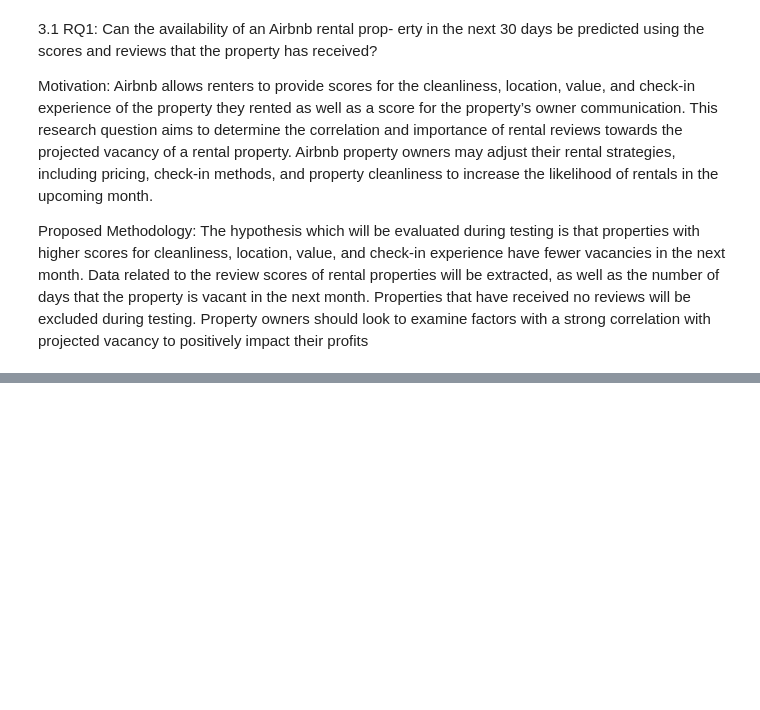
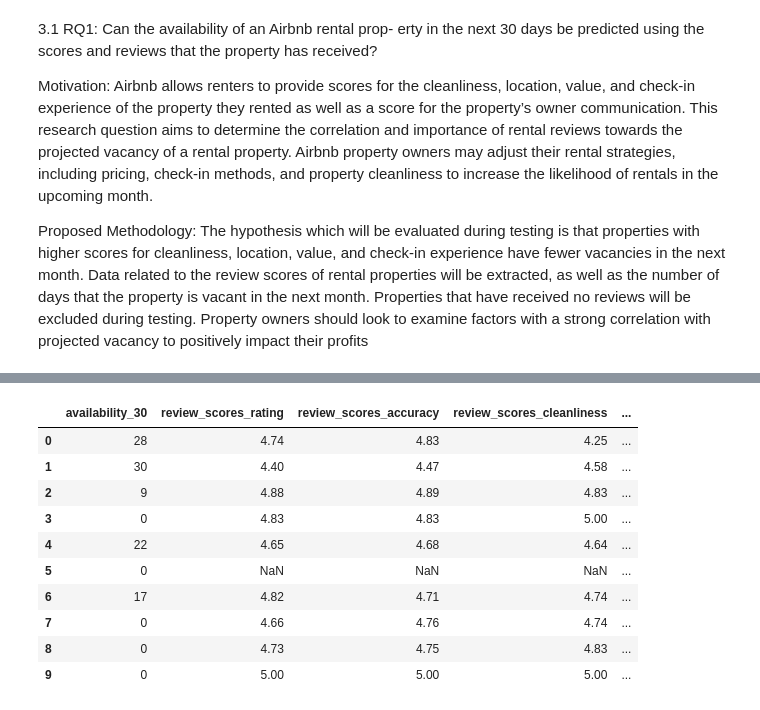
Before and after one commit to 18txm/inside-airbnb-vacancies, a Jupyter notebook: vacancy predictor.ipynb, the cells around one changed output, grey strips where cells are left out. Saved outputs shown, nothing was run; the diff lists cells and outputs as text; code cells hidden in the pictures; blank space fills up the shorter version.

```diff
--- a/vacancy predictor.ipynb
+++ b/vacancy predictor.ipynb
@@ -41,0 +56,18 @@ filepath = './../../data/Airbnb_London/listings.csv'
+# %%
+# ----- Perform Feature Extraction ----- #
+selected_attributes = ['availability_30', 'review_scores_rating', 'review_scores_accuracy', 'review_scores_cleanliness', 'review_scores_checkin', 'review_scores_communication', 'review_scores_location', 'review_scores_value']
+
+dfListings = dfListings[selected_attributes]
+dfListings.head(10)
+# %% [output]
+|  | availability_30 | review_scores_rating | review_scores_accuracy | review_scores_cleanliness | ... |
+| 0 | 28 | 4.74 | 4.83 | 4.25 | ... |
+| 1 | 30 | 4.40 | 4.47 | 4.58 | ... |
+| 2 | 9 | 4.88 | 4.89 | 4.83 | ... |
+| 3 | 0 | 4.83 | 4.83 | 5.00 | ... |
+| 4 | 22 | 4.65 | 4.68 | 4.64 | ... |
+| 5 | 0 | NaN | NaN | NaN | ... |
+| 6 | 17 | 4.82 | 4.71 | 4.74 | ... |
+| 7 | 0 | 4.66 | 4.76 | 4.74 | ... |
+| 8 | 0 | 4.73 | 4.75 | 4.83 | ... |
+| 9 | 0 | 5.00 | 5.00 | 5.00 | ... |
```
Also changed, not shown: parts of 5 cells of this notebook.
